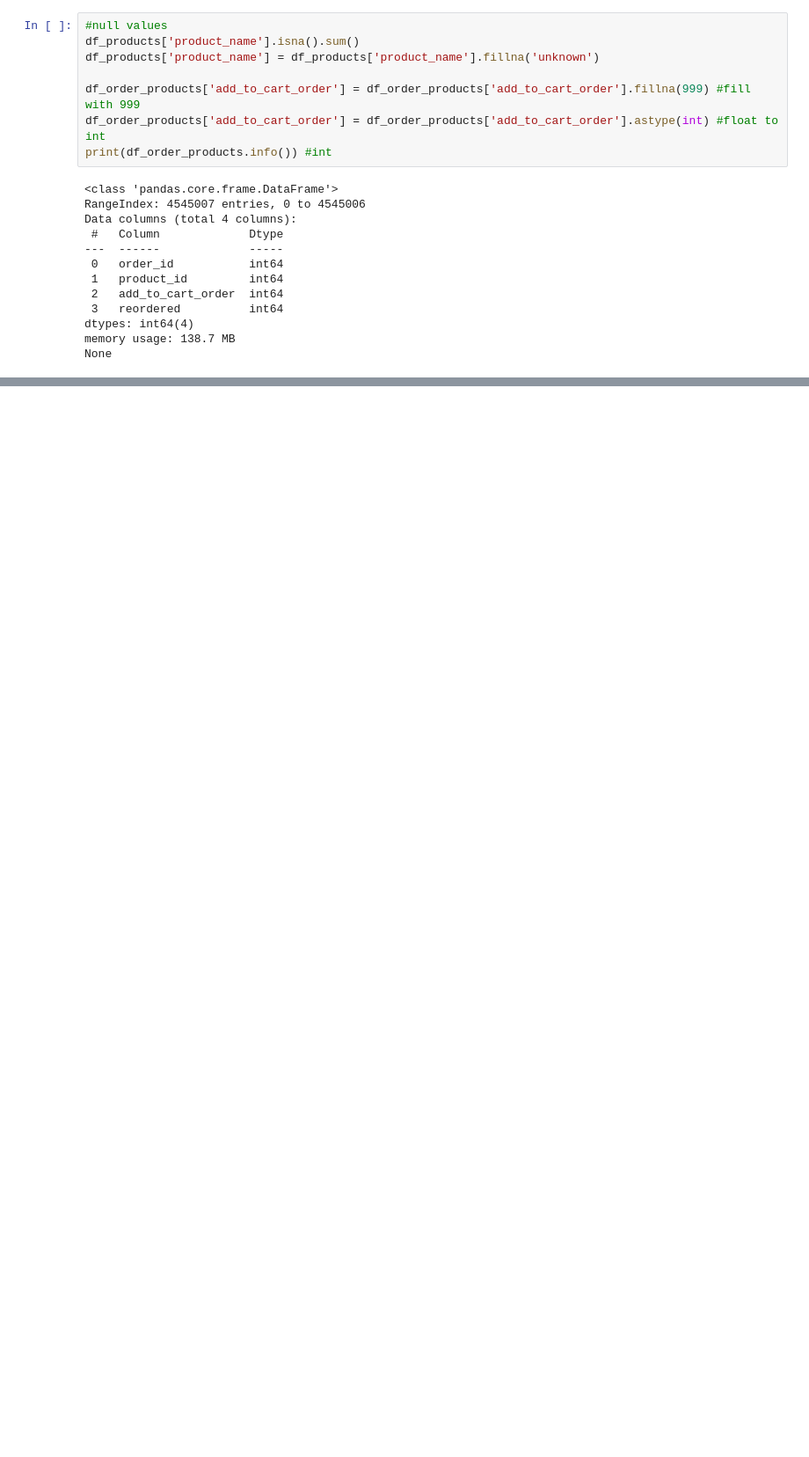
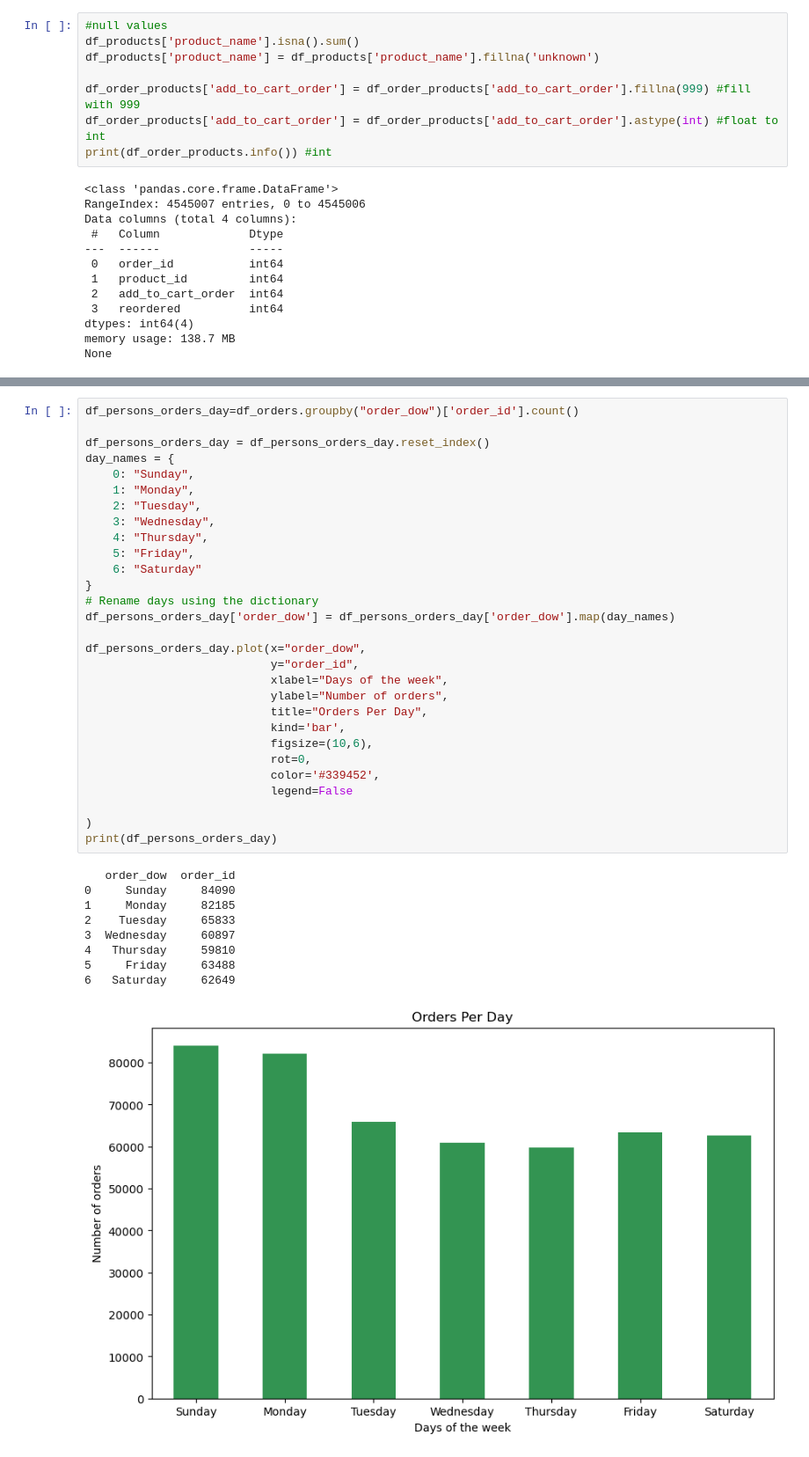
Before and after one commit to reytaquito/instacart-data-analysis, a Jupyter notebook: notebooks/EDA.ipynb, the cells around one changed output, grey strips where cells are left out. Shown: that part at 88% size. Cells and saved outputs as stored; diff of their text form; blank space fills up the shorter version.

```diff
--- a/notebooks/EDA.ipynb
+++ b/notebooks/EDA.ipynb
@@ -47,0 +199,39 @@ None
+# %%
+df_persons_orders_day=df_orders.groupby("order_dow")['order_id'].count()
+
+df_persons_orders_day = df_persons_orders_day.reset_index()
+day_names = {
+    0: "Sunday",
+    1: "Monday",
+    2: "Tuesday",
+    3: "Wednesday",
+    4: "Thursday",
+    5: "Friday",
+    6: "Saturday"
+}
+# Rename days using the dictionary
+df_persons_orders_day['order_dow'] = df_persons_orders_day['order_dow'].map(day_names)
+
+df_persons_orders_day.plot(x="order_dow",
+                           y="order_id",
+                           xlabel="Days of the week",
+                           ylabel="Number of orders",
+                           title="Orders Per Day",
+                           kind='bar',
+                           figsize=(10,6),
+                           rot=0,
+                           color='#339452',
+                           legend=False
+
+)
+print(df_persons_orders_day)
+# %% [output]
+   order_dow  order_id
+0     Sunday     84090
+1     Monday     82185
+2    Tuesday     65833
+3  Wednesday     60897
+4   Thursday     59810
+5     Friday     63488
+6   Saturday     62649
+[figure, added]
```
Also changed, not shown: parts of 24 cells of this notebook.
